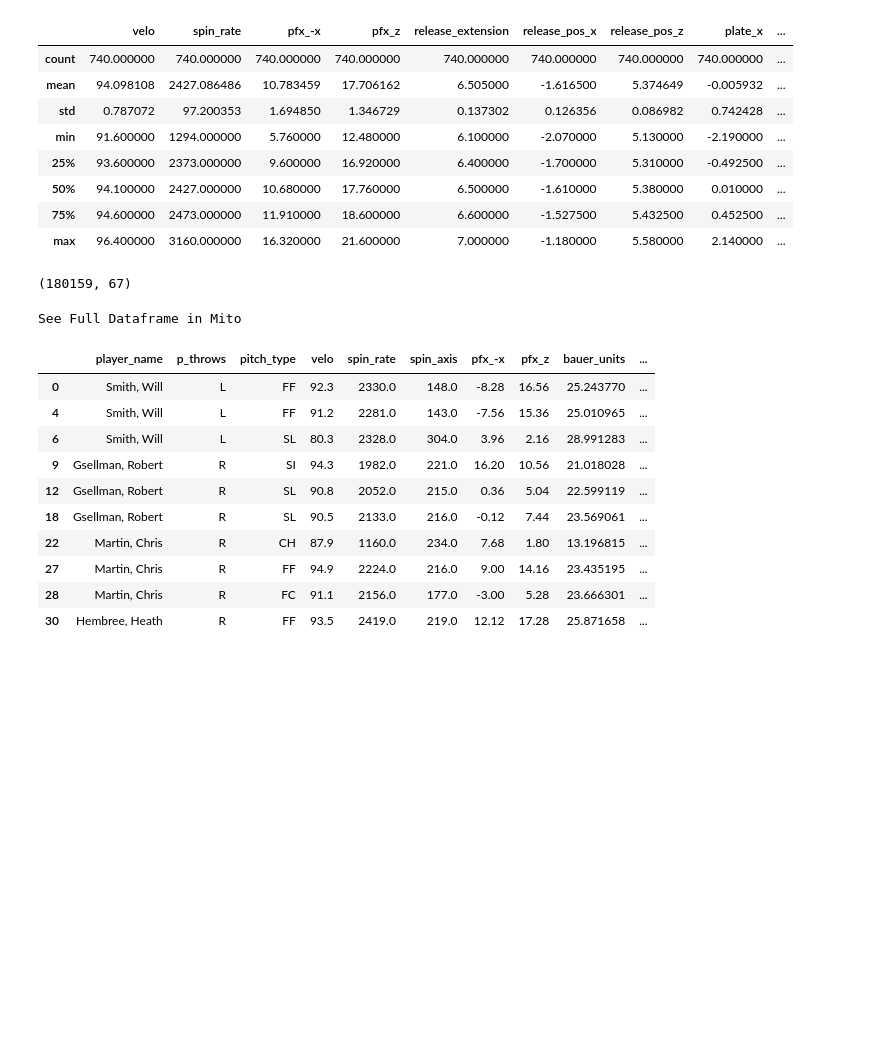
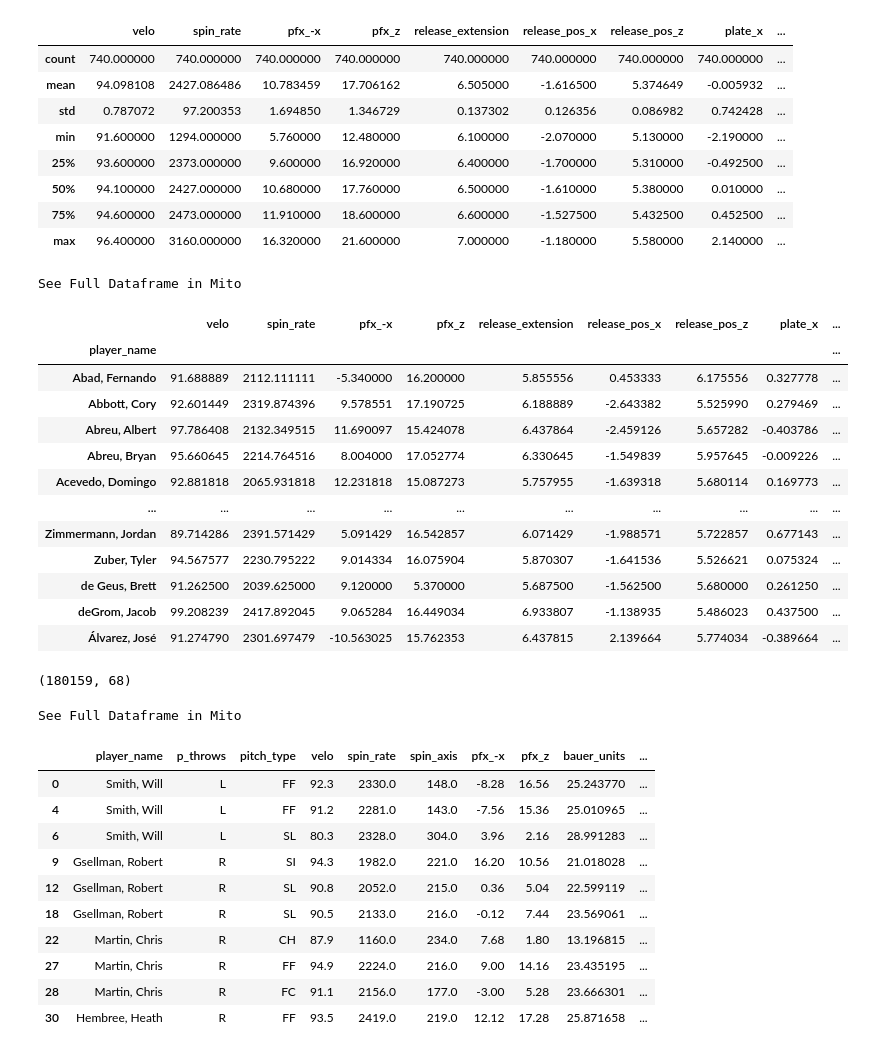
Before and after one commit to anthonyzurke/pitch-model, a Jupyter notebook: notebooks/cleaning-model.ipynb, the cells around one changed output. Cells and saved outputs as stored; diff of their text form; code cells hidden in the pictures; blank space fills up the shorter version.

```diff
--- a/notebooks/cleaning-model.ipynb
+++ b/notebooks/cleaning-model.ipynb
@@ -177,10 +177,10 @@ data = pd.merge(data, woba, how = 'left', on = ['pitch_count', 'is_strike', 'is_
 #lw_bs['wraa_re'] = round(lw_bs['wraa_re'], 3)
 #lw_bs.rename(columns = {'wraa_re': 'bs_lin_weight_above_avg'}, inplace = True)
 #data = pd.merge(data, lw_bs, how = 'left', on = ['pitch_count'])
-#data['lin_weights_rel_outs'].fillna(0, inplace = True)
+data['lin_weights_rel_outs'].fillna(0, inplace = True)
 #data['rv'] = data['lin_weights_rel_outs'] + data['wraa_re']
 ##data['rv'] = data['lin_weights_rel_outs'] + data['bs_lin_weight_above_avg']
-
+data['rv2'] = ((data['lin_weights_rel_outs'] + data['rv']) * 100)
 
 data.to_csv('../data/model-pitches-rv.csv')
 
@@ -204,7 +204,7 @@ See Full Dataframe in Mito
 # %%
 features = data[['velo', 'spin_rate', 'pfx_-x', 'pfx_z', 'release_extension', 'release_pos_x',
                  'release_pos_z', 'plate_x', 'plate_z', 're24', 'lin_weight_above_avg',
-                 'lin_weight_above_outs', 'lin_weights_rel_outs', 'lin_weights_not_rel_outs', 'rv',
+                 'lin_weight_above_outs', 'lin_weights_rel_outs', 'lin_weights_not_rel_outs', 'rv', 'rv2',
                  'pitch_type', 'p_throws', 'stand', 'player_name']]
 
 rhp = features.loc[features['p_throws'] == 'R']
@@ -306,6 +331,23 @@ See Full Dataframe in Mito
 | 50% | 94.100000 | 2427.000000 | 10.680000 | 17.760000 | 6.500000 | -1.610000 | 5.380000 | 0.010000 | ... |
 | 75% | 94.600000 | 2473.000000 | 11.910000 | 18.600000 | 6.600000 | -1.527500 | 5.432500 | 0.452500 | ... |
 | max | 96.400000 | 3160.000000 | 16.320000 | 21.600000 | 7.000000 | -1.180000 | 5.580000 | 2.140000 | ... |
+# %%
+ff.groupby(['player_name']).mean()
+# %% [output]
+See Full Dataframe in Mito
+|  | velo | spin_rate | pfx_-x | pfx_z | release_extension | release_pos_x | release_pos_z | plate_x | ... |
+| player_name |  |  |  |  |  |  |  |  | ... |
+| Abad, Fernando | 91.688889 | 2112.111111 | -5.340000 | 16.200000 | 5.855556 | 0.453333 | 6.175556 | 0.327778 | ... |
+| Abbott, Cory | 92.601449 | 2319.874396 | 9.578551 | 17.190725 | 6.188889 | -2.643382 | 5.525990 | 0.279469 | ... |
+| Abreu, Albert | 97.786408 | 2132.349515 | 11.690097 | 15.424078 | 6.437864 | -2.459126 | 5.657282 | -0.403786 | ... |
+| Abreu, Bryan | 95.660645 | 2214.764516 | 8.004000 | 17.052774 | 6.330645 | -1.549839 | 5.957645 | -0.009226 | ... |
+| Acevedo, Domingo | 92.881818 | 2065.931818 | 12.231818 | 15.087273 | 5.757955 | -1.639318 | 5.680114 | 0.169773 | ... |
+| ... | ... | ... | ... | ... | ... | ... | ... | ... | ... |
+| Zimmermann, Jordan | 89.714286 | 2391.571429 | 5.091429 | 16.542857 | 6.071429 | -1.988571 | 5.722857 | 0.677143 | ... |
+| Zuber, Tyler | 94.567577 | 2230.795222 | 9.014334 | 16.075904 | 5.870307 | -1.641536 | 5.526621 | 0.075324 | ... |
+| de Geus, Brett | 91.262500 | 2039.625000 | 9.120000 | 5.370000 | 5.687500 | -1.562500 | 5.680000 | 0.261250 | ... |
+| deGrom, Jacob | 99.208239 | 2417.892045 | 9.065284 | 16.449034 | 6.933807 | -1.138935 | 5.486023 | 0.437500 | ... |
+| Álvarez, José | 91.274790 | 2301.697479 | -10.563025 | 15.762353 | 6.437815 | 2.139664 | 5.774034 | -0.389664 | ... |
 # %%
 data2 = data.copy()
 data2.dropna(subset = ['events'], inplace = True)
@@ -314,7 +356,7 @@ data2.dropna(subset = ['events'], inplace = True)
 print(data2.shape)
 data2.head(10)
 # %% [output]
-(180159, 67)
+(180159, 68)
 See Full Dataframe in Mito
 |  | player_name | p_throws | pitch_type | velo | spin_rate | spin_axis | pfx_-x | pfx_z | bauer_units | ... |
 | 0 | Smith, Will | L | FF | 92.3 | 2330.0 | 148.0 | -8.28 | 16.56 | 25.243770 | ... |
```
Also changed, not shown: parts of 5 cells of this notebook, 1 other file.
